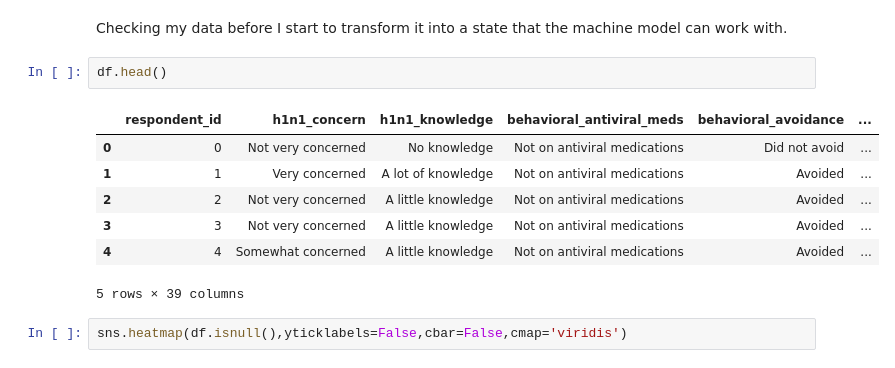
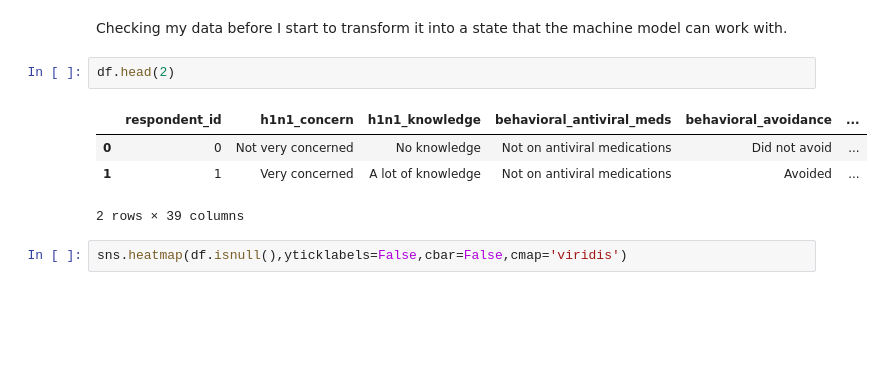
Before and after one commit to nudaee/DataScienceGuidedCapstone, a Jupyter notebook: Notebooks/Pre-processing and Training Data Development Cap2.ipynb, the cells around one changed output. Saved outputs shown, nothing was run; the diff lists cells and outputs as text; blank space fills up the shorter version.

```diff
--- a/Notebooks/Pre-processing and Training Data Development Cap2.ipynb
+++ b/Notebooks/Pre-processing and Training Data Development Cap2.ipynb
@@ -38,15 +38,12 @@ df = pd.read_csv('joined_data_train.csv')
 # %% [markdown]
 Checking my data before I start to transform it into a state that the machine model can work with.
 # %%
-df.head()
+df.head(2)
 # %% [output]
 |  | respondent_id | h1n1_concern | h1n1_knowledge | behavioral_antiviral_meds | behavioral_avoidance | ... |
 | 0 | 0 | Not very concerned | No knowledge | Not on antiviral medications | Did not avoid | ... |
 | 1 | 1 | Very concerned | A lot of knowledge | Not on antiviral medications | Avoided | ... |
-| 2 | 2 | Not very concerned | A little knowledge | Not on antiviral medications | Avoided | ... |
-| 3 | 3 | Not very concerned | A little knowledge | Not on antiviral medications | Avoided | ... |
-| 4 | 4 | Somewhat concerned | A little knowledge | Not on antiviral medications | Avoided | ... |
-5 rows × 39 columns
+2 rows × 39 columns
 # %%
 sns.heatmap(df.isnull(),yticklabels=False,cbar=False,cmap='viridis')
 # %% [output]
```
Also changed, not shown: parts of 20 cells of this notebook, 1 other file.
